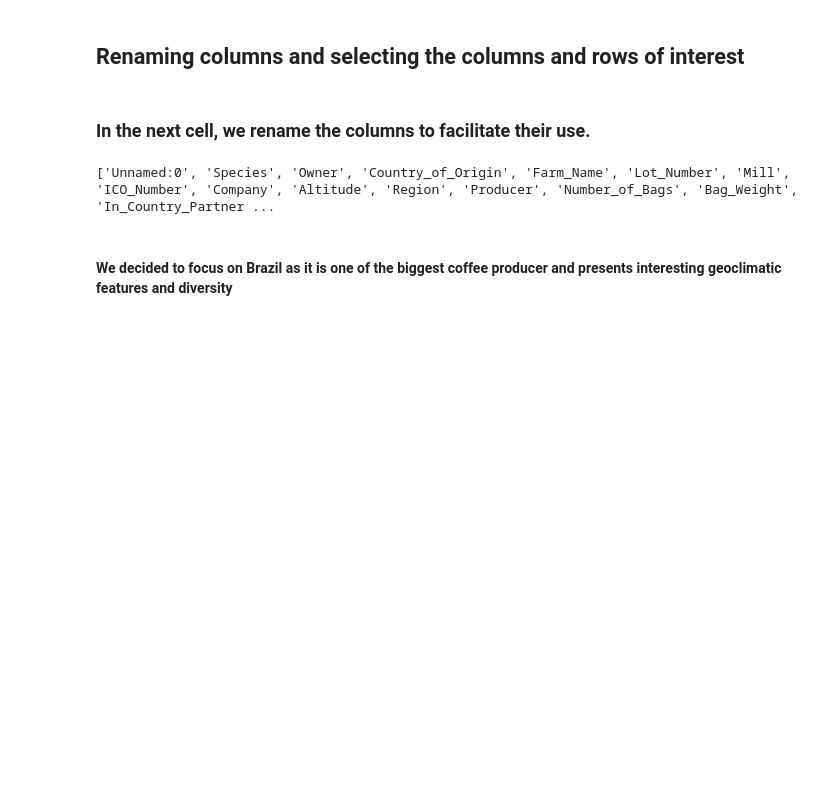
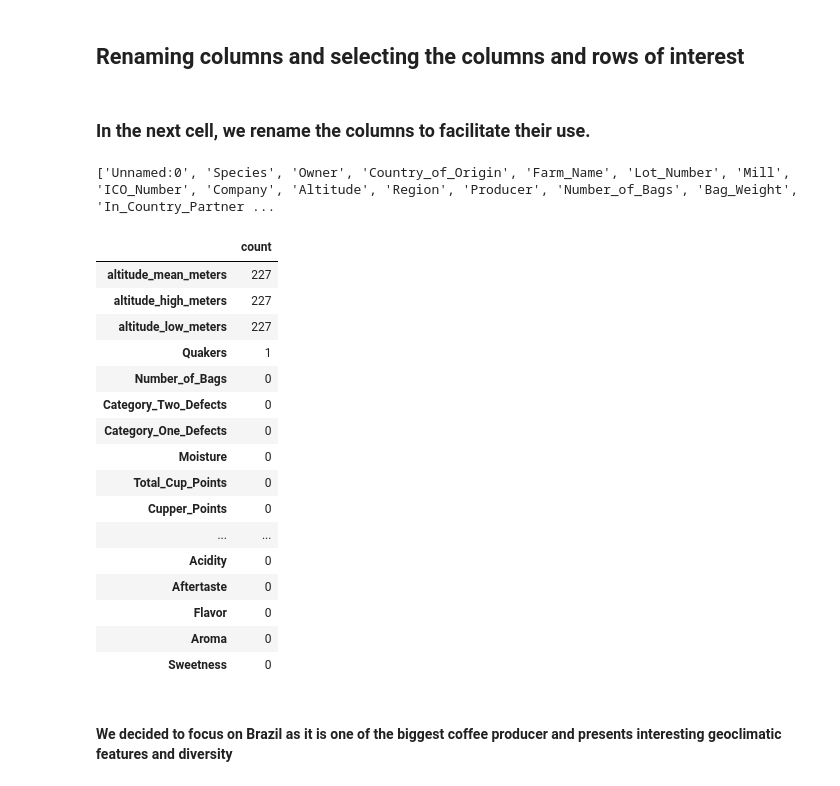
Before and after one commit to Thiziri-Hafir/Donnees_Massives, a Jupyter notebook: quarto_v1.ipynb, the cells around one changed output. Cells and saved outputs as stored; diff of their text form; code cells hidden in the pictures; blank space fills up the shorter version.

```diff
--- a/quarto_v1.ipynb
+++ b/quarto_v1.ipynb
@@ -139,6 +138,26 @@ print(tempList) #Just for the sake of it #Edit03
 df_arabica = df_arabica.toDF(*tempList) #Edit04
 # %% [output]
 ['Unnamed:0', 'Species', 'Owner', 'Country_of_Origin', 'Farm_Name', 'Lot_Number', 'Mill', 'ICO_Number', 'Company', 'Altitude', 'Region', 'Producer', 'Number_of_Bags', 'Bag_Weight', 'In_Country_Partner ...
+# %%
+count_missings(df_arabica)
+# %% [output]
+|  | count |
+| altitude_mean_meters | 227 |
+| altitude_high_meters | 227 |
+| altitude_low_meters | 227 |
+| Quakers | 1 |
+| Number_of_Bags | 0 |
+| Category_Two_Defects | 0 |
+| Category_One_Defects | 0 |
+| Moisture | 0 |
+| Total_Cup_Points | 0 |
+| Cupper_Points | 0 |
+| ... | ... |
+| Acidity | 0 |
+| Aftertaste | 0 |
+| Flavor | 0 |
+| Aroma | 0 |
+| Sweetness | 0 |
 # %% [markdown]
 #### We decided to focus on Brazil as it is one of the biggest coffee producer and presents interesting geoclimatic features and diversity
 # %%
```
Also changed, not shown: parts of 39 cells of this notebook.
